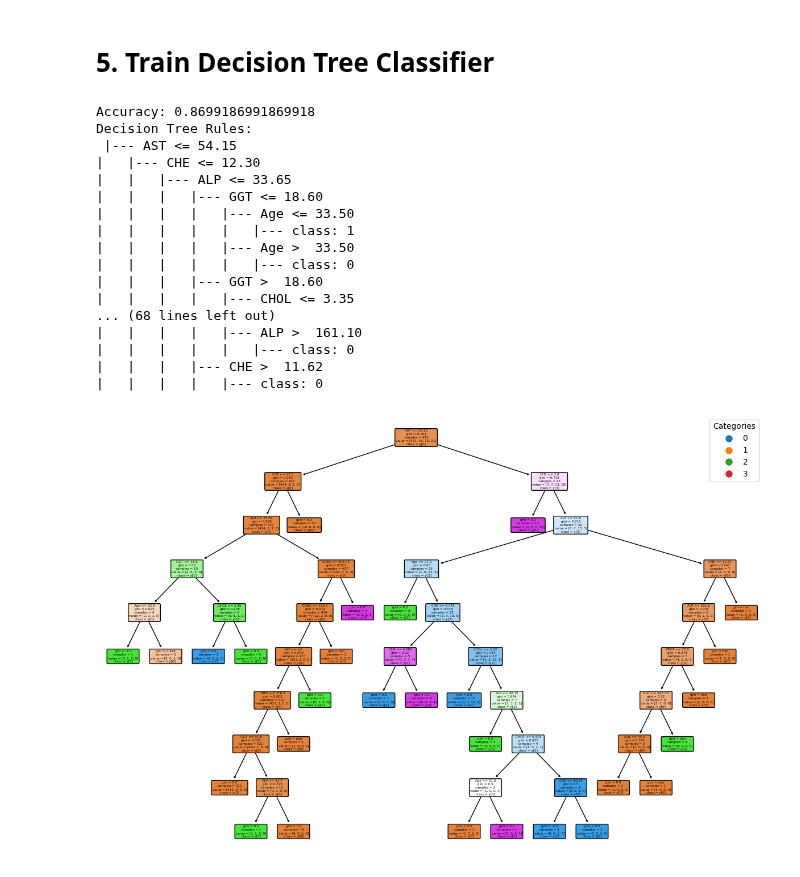
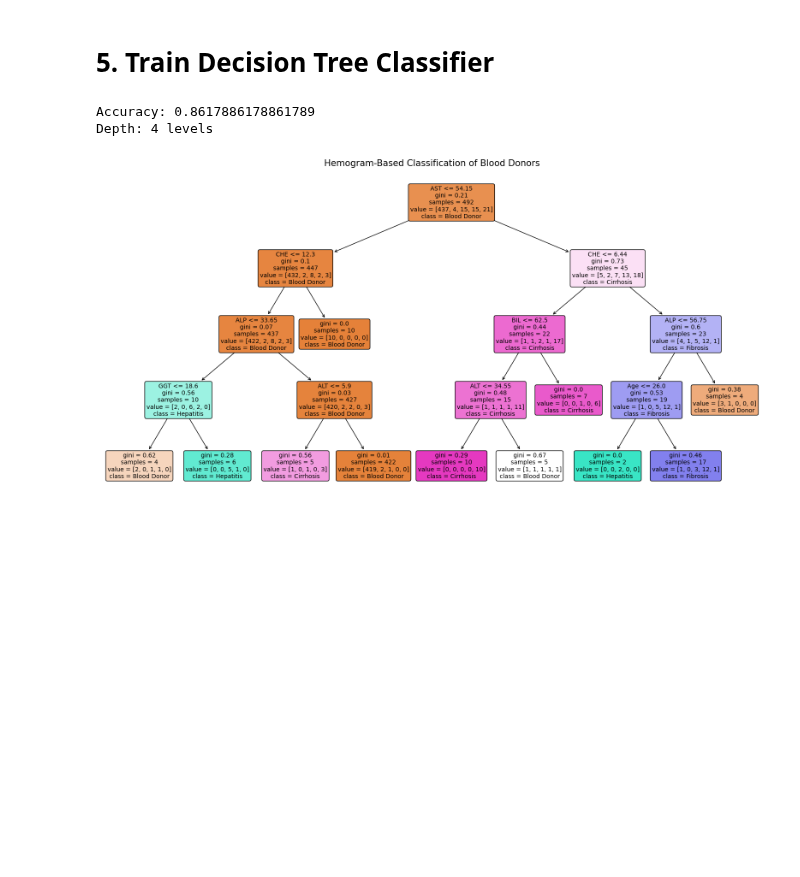
Before and after one commit to MarcoAigner/Machine-Learning-Practical, a Jupyter notebook: project_3/phase_3.ipynb, the cells around one changed output. Cells and saved outputs as stored; diff of their text form; code cells hidden in the pictures; blank space fills up the shorter version.

Commit message:
shrink + reformat tree plot

```diff
--- a/project_3/phase_3.ipynb
+++ b/project_3/phase_3.ipynb
@@ -25,5 +31,3 @@ set_config(transform_output='pandas')
 df = pd.read_csv('./data/hcvdat33_Complete.csv')
 # %%
 df.drop(columns=['Unnamed: 0', 'Sex'], inplace=True)
-# %%
-df['Category'] = df['Category'].apply(lambda x: int(x[0]) if x and x[0].isdigit() else -1)
@@ -91,26 +67,24 @@ df_imputed
 # %% [markdown]
 # 5. Train Decision Tree Classifier
 # %%
-from sklearn.model_selection import train_test_split
-from sklearn.tree import DecisionTreeClassifier, export_text, plot_tree
-from sklearn.metrics import accuracy_score
-import matplotlib.pyplot as plt
-from sklearn import preprocessing
-
 # Assuming df is your DataFrame
 # Extract features and target variable
-X = df.iloc[:, 1:]  # Features (excluding the first column)
-y = df.iloc[:, 0]   # Target variable (the first column)
+X = df.drop(columns=['Category'])  # Features (excluding the first column)
+y = df['Category']  # Target variable (the first column)
 
 # Convert categories to numeric labels for color mapping
-label_encoder = preprocessing.LabelEncoder()
+label_encoder = LabelEncoder()
 y_encoded = label_encoder.fit_transform(y)
+
+# extract class names from laben encoder
+class_names = label_encoder.classes_
+class_names = [class_name.split('=')[1] for class_name in class_names]
 
 # Split the data into training and testing sets
 X_train, X_test, y_train, y_test = train_test_split(X, y, test_size=0.2, random_state=42)
 
 # Initialize the Decision Tree Classifier
-clf = DecisionTreeClassifier(random_state=42)
+clf = DecisionTreeClassifier(random_state=42, max_depth=4)
 
 # Train the model
 clf.fit(X_train, y_train)
@@ -120,42 +94,20 @@ y_pred = clf.predict(X_test)
 
 # Evaluate the accuracy
 accuracy = accuracy_score(y_test, y_pred)
+
+# print metrics
 print(f"Accuracy: {accuracy}")
-
-# Visualize the decision tree structure
-tree_rules = export_text(clf, feature_names=list(X.columns))
-print("Decision Tree Rules:\n", tree_rules)
-
-# Plot the decision tree with a custom legend
-plt.figure(figsize=(15, 10))
-plot_tree(clf, filled=True, feature_names=list(X.columns), class_names=True, rounded=True, proportion=False)
-
-# Create a legend based on the unique categories and their associated colors
-legend_labels = label_encoder.inverse_transform(clf.classes_)  # Get original category names
-colors = [f'C{i}' for i in range(len(legend_labels))]
-
-# Add a custom legend to the plot
-handles = [plt.Line2D([0], [0], marker='o', color='w', label=label,
-                     markerfacecolor=color, markersize=10) for label, color in zip(legend_labels, colors)]
-plt.legend(handles=handles, title='Categories', loc='upper right')
-
-plt.show()
+print(f'Depth: {clf.get_depth()} levels')
 # %% [output]
-Accuracy: 0.8699186991869918
-Decision Tree Rules:
- |--- AST <= 54.15
-|   |--- CHE <= 12.30
-|   |   |--- ALP <= 33.65
-|   |   |   |--- GGT <= 18.60
-|   |   |   |   |--- Age <= 33.50
-|   |   |   |   |   |--- class: 1
-|   |   |   |   |--- Age >  33.50
-|   |   |   |   |   |--- class: 0
-|   |   |   |--- GGT >  18.60
-|   |   |   |   |--- CHOL <= 3.35
-... (68 lines left out)
-|   |   |   |   |--- ALP >  161.10
-|   |   |   |   |   |--- class: 0
-|   |   |   |--- CHE >  11.62
-|   |   |   |   |--- class: 0
+Accuracy: 0.8617886178861789
+Depth: 4 levels
-[figure, removed]
+# %%
+# Plot the decision tree
+plt.figure(figsize=(20, 10))
+plot_tree(clf, filled=True, feature_names=list(X.columns), class_names=class_names, impurity=True, rounded=True, proportion=False, precision=2, fontsize=10)
+
+plt.title('Hemogram-Based Classification of Blood Donors', fontsize=15)
+
+plt.show()
+# %% [output]
+[figure, added]
```
Also changed, not shown: parts of 3 cells of this notebook.
